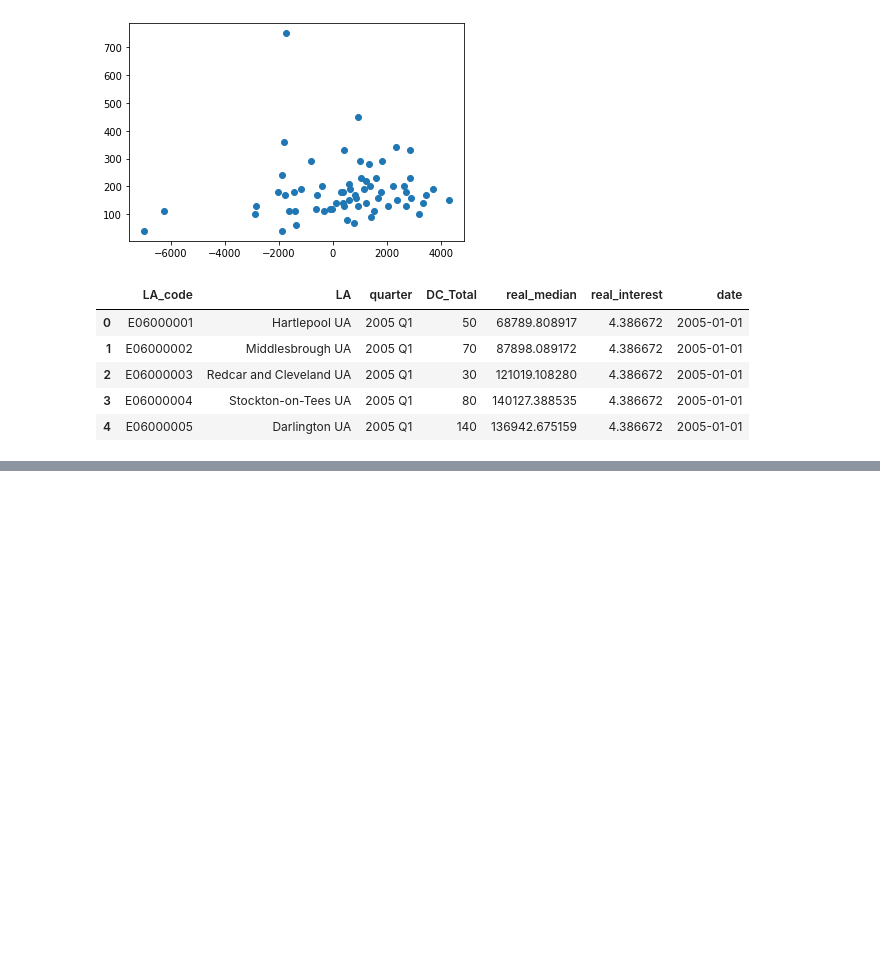
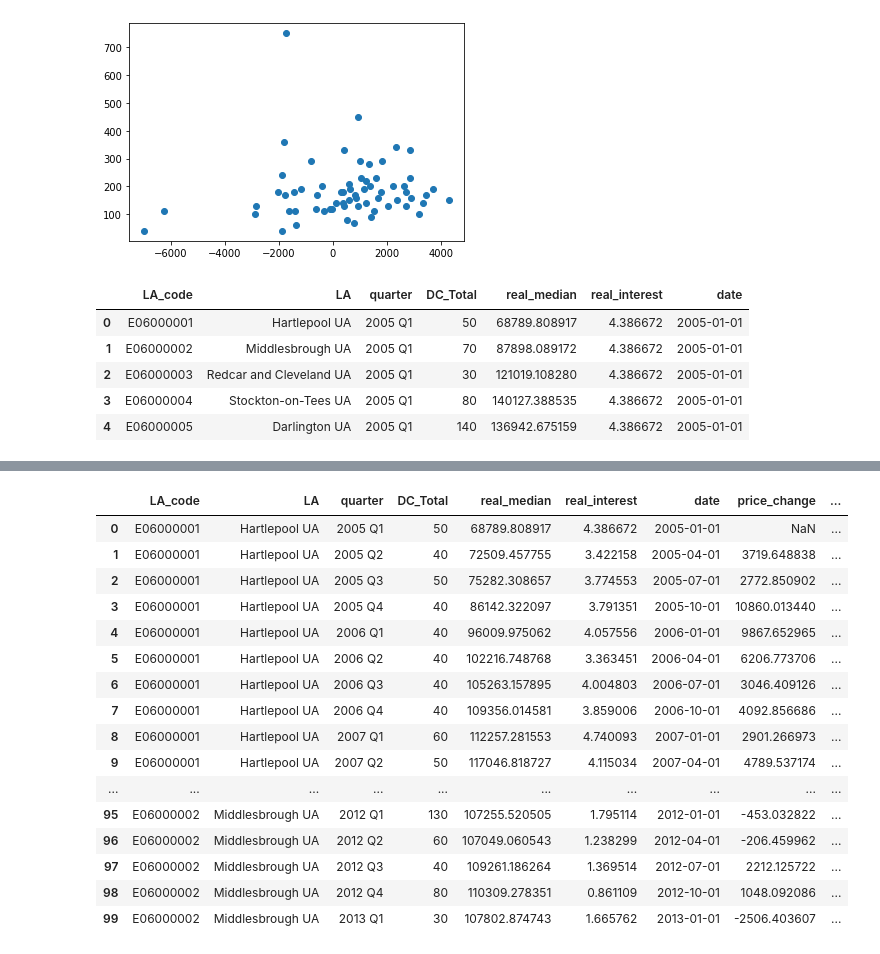
Before and after one commit to potato-bit/RA, a Jupyter notebook: combined.ipynb, the cells around one changed output, grey strips where cells are left out. Drawn from its saved outputs; the diff is of its cells as text; code cells hidden in the pictures; blank space fills up the shorter version.

```diff
--- a/combined.ipynb
+++ b/combined.ipynb
@@ -266,3 +266,6 @@ df_trimmed.head()
 | 2 | E06000003 | Redcar and Cleveland UA | 2005 Q1 | 30 | 121019.108280 | 4.386672 | 2005-01-01 |
 | 3 | E06000004 | Stockton-on-Tees UA | 2005 Q1 | 80 | 140127.388535 | 4.386672 | 2005-01-01 |
 | 4 | E06000005 | Darlington UA | 2005 Q1 | 140 | 136942.675159 | 4.386672 | 2005-01-01 |
+# %%
+df_trimmed.sort_values(by=['LA_code','date'],ignore_index=True,inplace=True)
+df_trimmed.head()
@@ -269,2 +279,31 @@ df_trimmed.head()
+# %%
+for x in df_trimmed['LA_code']:
+    df = df_trimmed[df_trimmed.loc[:,'LA_code']==x]
+    for y in df.index[1:]:
+# %%
+for x in df_trimmed['LA_code']:
+    df = df_trimmed[df_trimmed.loc[:,'LA_code']==x]
+    for y in df.index[1:]:
+        df_trimmed.loc[y,'price_change'] = df_trimmed.loc[y,'real_median'] - df_trimmed.loc[y-1,'real_median']
+# %%
+df_trimmed.head(100)
+# %% [output]
+|  | LA_code | LA | quarter | DC_Total | real_median | real_interest | date | price_change | ... |
+| 0 | E06000001 | Hartlepool UA | 2005 Q1 | 50 | 68789.808917 | 4.386672 | 2005-01-01 | NaN | ... |
+| 1 | E06000001 | Hartlepool UA | 2005 Q2 | 40 | 72509.457755 | 3.422158 | 2005-04-01 | 3719.648838 | ... |
+| 2 | E06000001 | Hartlepool UA | 2005 Q3 | 50 | 75282.308657 | 3.774553 | 2005-07-01 | 2772.850902 | ... |
+| 3 | E06000001 | Hartlepool UA | 2005 Q4 | 40 | 86142.322097 | 3.791351 | 2005-10-01 | 10860.013440 | ... |
+| 4 | E06000001 | Hartlepool UA | 2006 Q1 | 40 | 96009.975062 | 4.057556 | 2006-01-01 | 9867.652965 | ... |
+| 5 | E06000001 | Hartlepool UA | 2006 Q2 | 40 | 102216.748768 | 3.363451 | 2006-04-01 | 6206.773706 | ... |
+| 6 | E06000001 | Hartlepool UA | 2006 Q3 | 40 | 105263.157895 | 4.004803 | 2006-07-01 | 3046.409126 | ... |
+| 7 | E06000001 | Hartlepool UA | 2006 Q4 | 40 | 109356.014581 | 3.859006 | 2006-10-01 | 4092.856686 | ... |
+| 8 | E06000001 | Hartlepool UA | 2007 Q1 | 60 | 112257.281553 | 4.740093 | 2007-01-01 | 2901.266973 | ... |
+| 9 | E06000001 | Hartlepool UA | 2007 Q2 | 50 | 117046.818727 | 4.115034 | 2007-04-01 | 4789.537174 | ... |
+| ... | ... | ... | ... | ... | ... | ... | ... | ... | ... |
+| 95 | E06000002 | Middlesbrough UA | 2012 Q1 | 130 | 107255.520505 | 1.795114 | 2012-01-01 | -453.032822 | ... |
+| 96 | E06000002 | Middlesbrough UA | 2012 Q2 | 60 | 107049.060543 | 1.238299 | 2012-04-01 | -206.459962 | ... |
+| 97 | E06000002 | Middlesbrough UA | 2012 Q3 | 40 | 109261.186264 | 1.369514 | 2012-07-01 | 2212.125722 | ... |
+| 98 | E06000002 | Middlesbrough UA | 2012 Q4 | 80 | 110309.278351 | 0.861109 | 2012-10-01 | 1048.092086 | ... |
+| 99 | E06000002 | Middlesbrough UA | 2013 Q1 | 30 | 107802.874743 | 1.665762 | 2013-01-01 | -2506.403607 | ... |
 # %%
 df_trimmed.to_excel('combined.xlsx')
```
Also changed, not shown: parts of 2 cells of this notebook, 1 other file.
